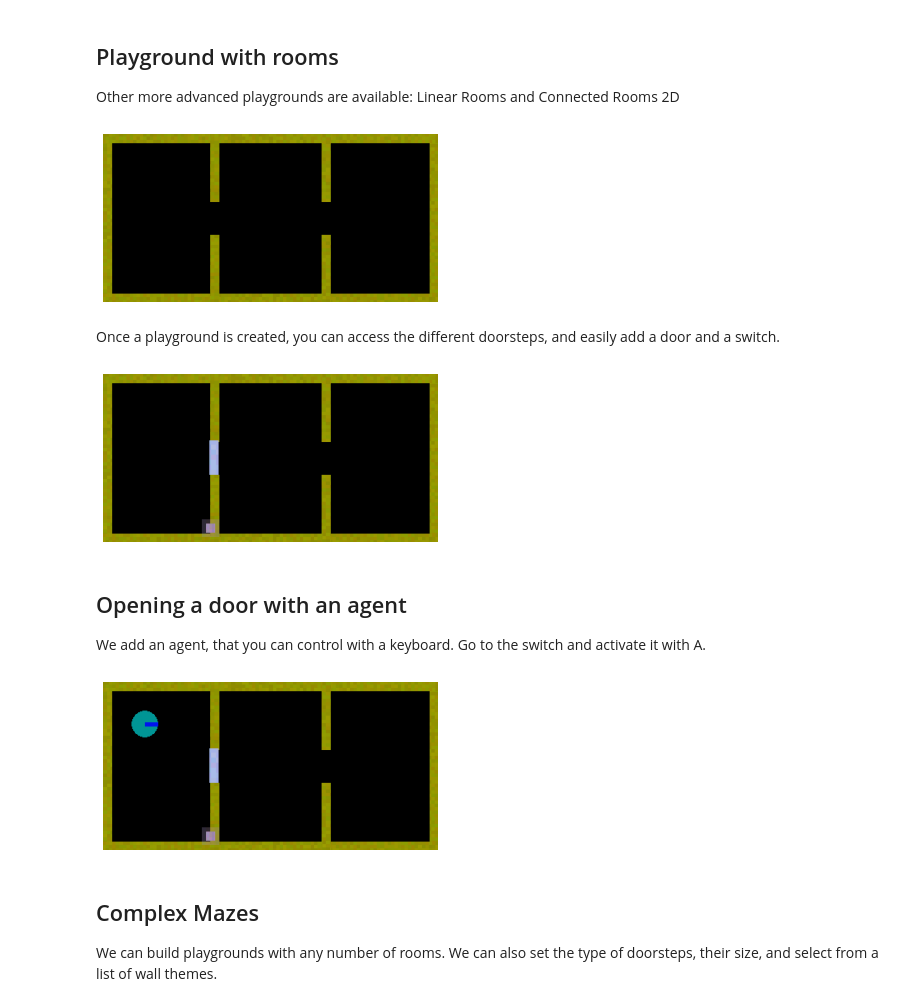
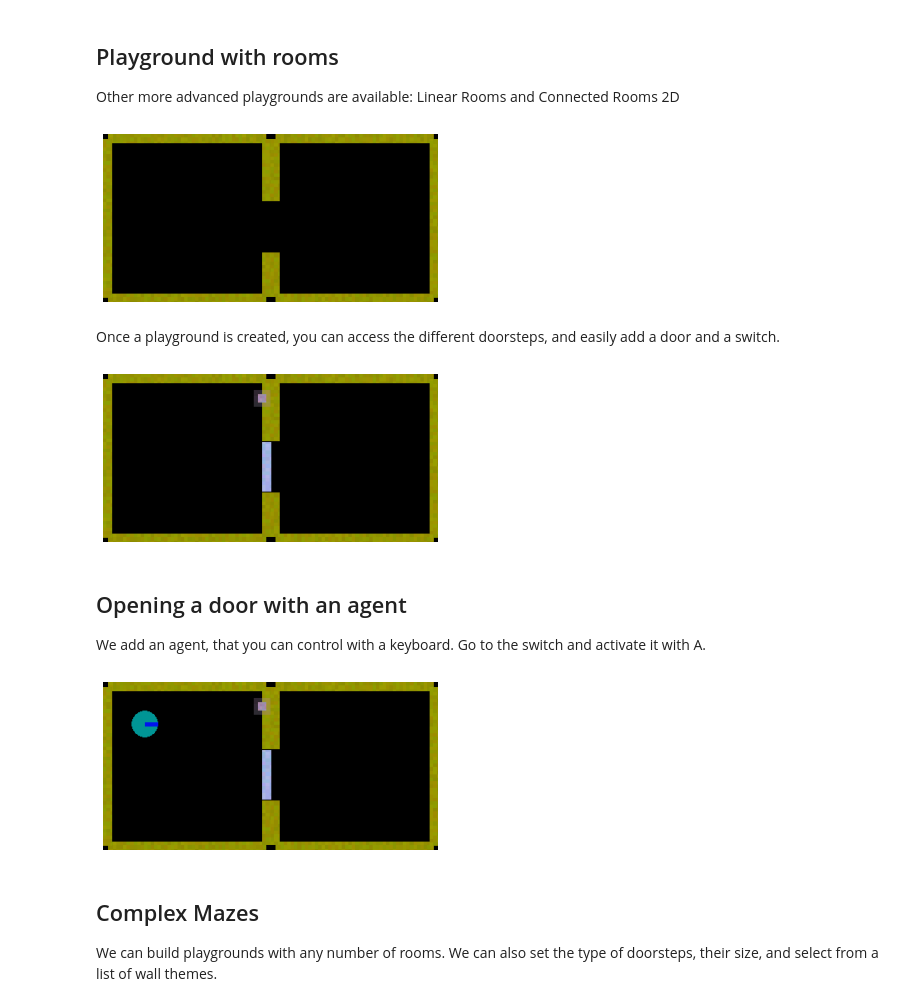
Before and after one commit to gaorkl/simple-playgrounds, a Jupyter notebook: tutorials/jupyter/02_Playgrounds_and_positions.ipynb, the cells around one changed output. Saved outputs shown, nothing was run; the diff lists cells and outputs as text; code cells hidden in the pictures.

```diff
--- a/tutorials/jupyter/02_Playgrounds_and_positions.ipynb
+++ b/tutorials/jupyter/02_Playgrounds_and_positions.ipynb
@@ -130,29 +132,36 @@ engine.terminate()
 
 Other more advanced playgrounds are available: Linear Rooms and Connected Rooms 2D
 # %%
-from simple_playgrounds.playgrounds import LinearRooms, ConnectedRooms2D
-from simple_playgrounds import Engine
-from simple_playgrounds.playgrounds.scene_elements import OpenCloseSwitch
+from simple_playgrounds.playgrounds.layouts import LineRooms, GridRooms
+from simple_playgrounds.engine import Engine
 
-my_playground = LinearRooms(size=(400, 200), n_rooms=2, doorstep_type='middle')
+my_playground = LineRooms(size=(400, 200), number_rooms=2, random_doorstep_position=True, doorstep_size=60)
 engine = Engine(time_limit=10000, playground= my_playground, screen=False)
 
 plt_image(engine.generate_playground_image(plt_mode=True))
 # %% [output]
-[figure, old version]
+[figure, new version]
 # %% [markdown]
 Once a playground is created, you can access the different doorsteps, and easily add a door and a switch.
 # %%
+from simple_playgrounds.elements.collection.activable import OpenCloseSwitch
+
 # Generate a door for a doorstep
-door = my_playground.add_door(((0,0), (1,0)))
 
-position_switch = my_playground.random_position_on_wall(area_coordinates=(0,0), wall_location='right', size_object=30)
-switch = OpenCloseSwitch(door=door, radius = 30)
-my_playground.add_scene_element(switch, position_switch)
+room_left = my_playground.grid_rooms[0][0]
+
+doorstep = room_left.doorstep_right
+
+door = doorstep.generate_door()
+my_playground.add_element(door)
+
+switch = OpenCloseSwitch(door=door)
+position_switch = room_left.get_random_position_on_wall(wall_location='right', element=switch)
+my_playground.add_element(switch, position_switch)
 
 plt_image(engine.generate_playground_image(plt_mode=True))
 # %% [output]
-[figure, old version]
+[figure, new version]
 # %% [markdown]
 ## Opening a door with an agent
 
@@ -165,14 +174,14 @@ from simple_playgrounds.agents.agents import BaseAgent
 my_agent = BaseAgent(controller=Keyboard(), interactive=True)
 my_playground.add_agent(my_agent, ((50, 50), 0))
 
-engine = Engine(time_limit=10000, playground= my_playground, screen=True)
+engine = Engine(time_limit=10000, playground=my_playground, screen=True)
 
 plt_image(engine.generate_playground_image(plt_mode=True))
 
 engine.run(update_screen=True)
 engine.terminate()
 # %% [output]
-[figure, old version]
+[figure, new version]
 # %% [markdown]
 ## Complex Mazes
 
```
Also changed, not shown: parts of 13 cells of this notebook, 10 other files.
